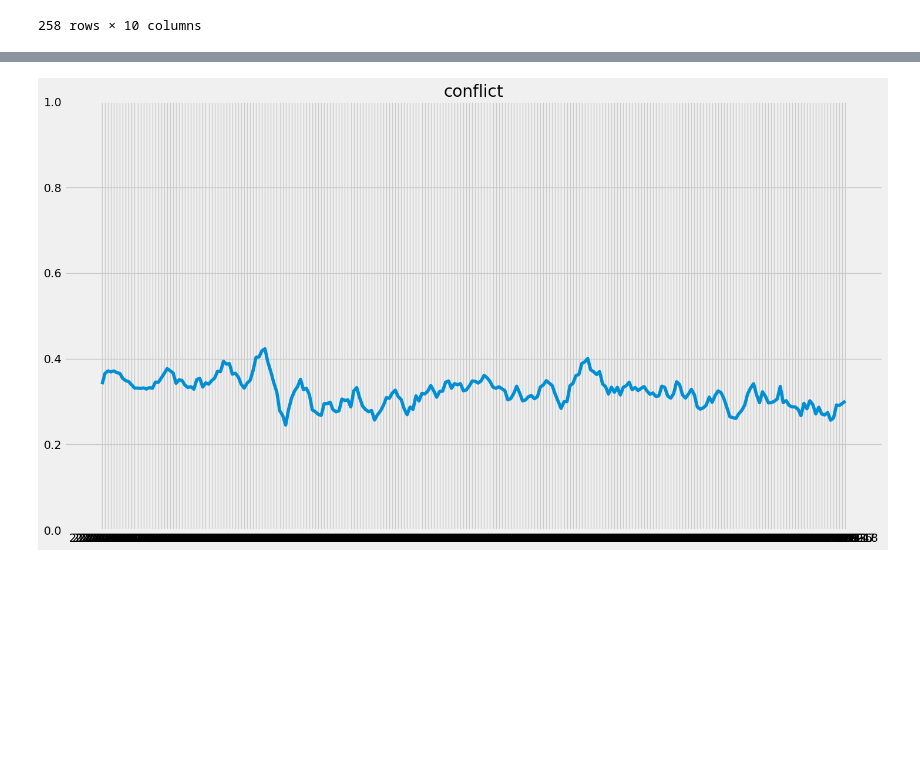
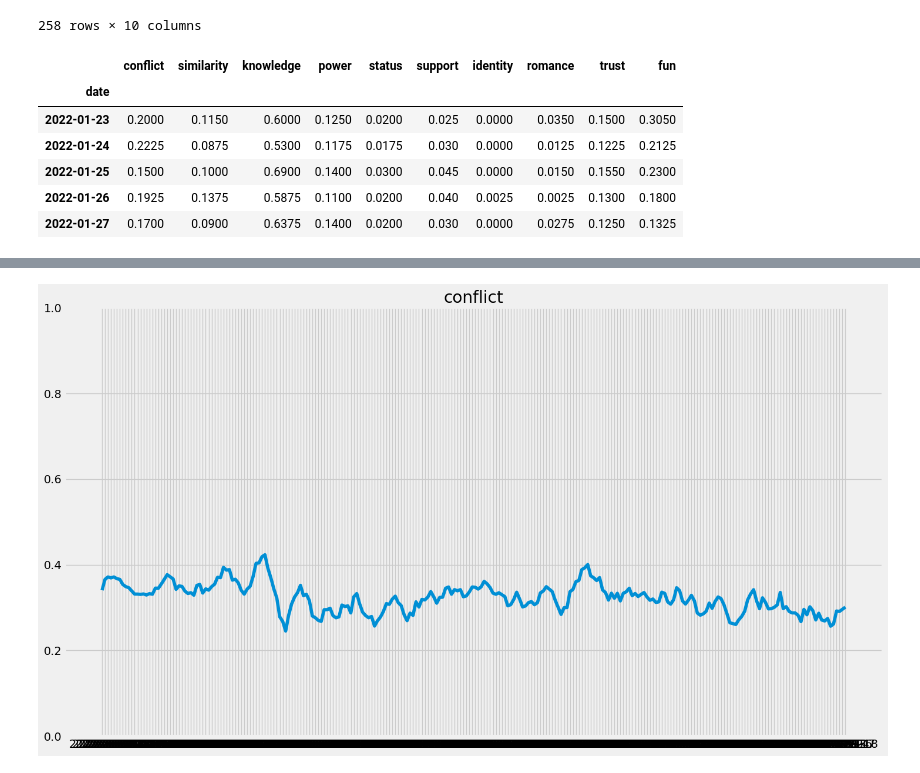
Before and after one commit to DueViktor/WildDataExam, a Jupyter notebook: Thresholding.ipynb, the cells around one changed output, grey strips where cells are left out. Cells and saved outputs as stored; diff of their text form; code cells hidden in the pictures; blank space fills up the shorter version.

```diff
--- a/Thresholding.ipynb
+++ b/Thresholding.ipynb
@@ -59,4 +59,14 @@ aggregated_oh
 | 2022-09-17 | 0.280000 | 0.144000 | 0.816000 | 0.224000 | 0.144000 | 0.072000 | 0.072000 | 0.080000 | 0.272000 | 0.288000 |
 | 2022-09-18 | 0.407895 | 0.246711 | 0.812500 | 0.292763 | 0.095395 | 0.108553 | 0.092105 | 0.088816 | 0.217105 | 0.398026 |
 258 rows × 10 columns
+# %%
+aggregated_oh.head()
+# %% [output]
+|  | conflict | similarity | knowledge | power | status | support | identity | romance | trust | fun |
+| date |  |  |  |  |  |  |  |  |  |  |
+| 2022-01-23 | 0.2000 | 0.1150 | 0.6000 | 0.1250 | 0.0200 | 0.025 | 0.0000 | 0.0350 | 0.1500 | 0.3050 |
+| 2022-01-24 | 0.2225 | 0.0875 | 0.5300 | 0.1175 | 0.0175 | 0.030 | 0.0000 | 0.0125 | 0.1225 | 0.2125 |
+| 2022-01-25 | 0.1500 | 0.1000 | 0.6900 | 0.1400 | 0.0300 | 0.045 | 0.0000 | 0.0150 | 0.1550 | 0.2300 |
+| 2022-01-26 | 0.1925 | 0.1375 | 0.5875 | 0.1100 | 0.0200 | 0.040 | 0.0025 | 0.0025 | 0.1300 | 0.1800 |
+| 2022-01-27 | 0.1700 | 0.0900 | 0.6375 | 0.1400 | 0.0200 | 0.030 | 0.0000 | 0.0275 | 0.1250 | 0.1325 |
 # %%
```
Also changed, not shown: parts of 1 cell of this notebook, 7 other files.
